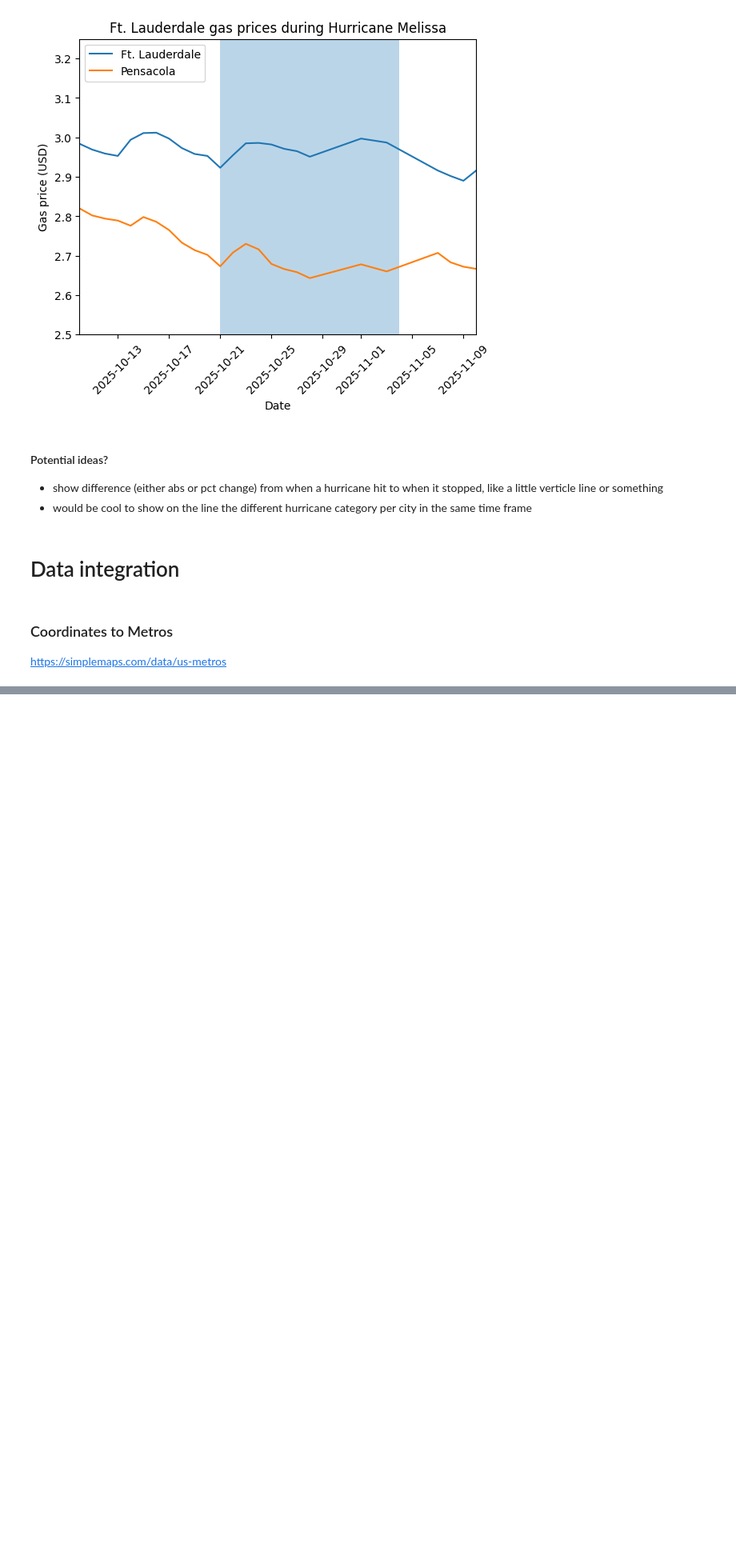
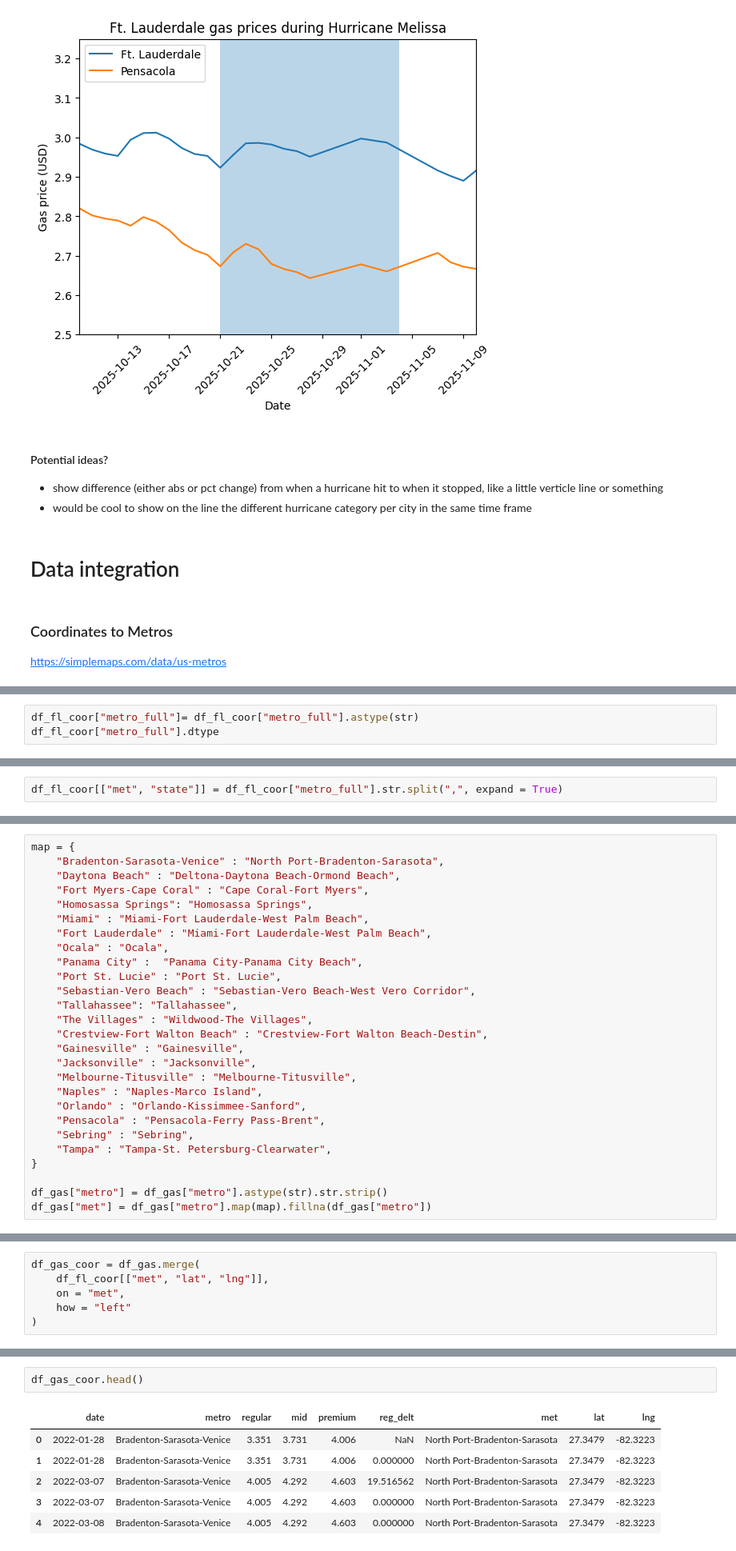
Before and after one commit to sofieappel/HurricanesAndGasPrices, a Jupyter notebook: gas_data_clean.ipynb, the cells around one changed output, grey strips where cells are left out. Shown at 80% size. Drawn from its saved outputs; the diff is of its cells as text; blank space fills up the shorter version.

```diff
--- a/gas_data_clean.ipynb
+++ b/gas_data_clean.ipynb
@@ -182,0 +202,3 @@ NameError: name 'pd' is not defined
+# %%
+df_fl_coor["metro_full"]= df_fl_coor["metro_full"].astype(str)
+df_fl_coor["metro_full"].dtype
@@ -182,0 +207,2 @@ NameError: name 'pd' is not defined
+# %%
+df_fl_coor[["met", "state"]] = df_fl_coor["metro_full"].str.split(",", expand = True)
@@ -182,0 +273,27 @@ NameError: name 'pd' is not defined
+# %%
+map = {
+    "Bradenton-Sarasota-Venice" : "North Port-Bradenton-Sarasota",
+    "Daytona Beach" : "Deltona-Daytona Beach-Ormond Beach",
+    "Fort Myers-Cape Coral" : "Cape Coral-Fort Myers",
+    "Homosassa Springs": "Homosassa Springs",
+    "Miami" : "Miami-Fort Lauderdale-West Palm Beach",
+    "Fort Lauderdale" : "Miami-Fort Lauderdale-West Palm Beach",
+    "Ocala" : "Ocala",
+    "Panama City" :  "Panama City-Panama City Beach",
+    "Port St. Lucie" : "Port St. Lucie",
+    "Sebastian-Vero Beach" : "Sebastian-Vero Beach-West Vero Corridor",
+    "Tallahassee": "Tallahassee",
+    "The Villages" : "Wildwood-The Villages",
+    "Crestview-Fort Walton Beach" : "Crestview-Fort Walton Beach-Destin",
+    "Gainesville" : "Gainesville",
+    "Jacksonville" : "Jacksonville",
+    "Melbourne-Titusville" : "Melbourne-Titusville",
+    "Naples" : "Naples-Marco Island",
+    "Orlando" : "Orlando-Kissimmee-Sanford",
+    "Pensacola" : "Pensacola-Ferry Pass-Brent",
+    "Sebring" : "Sebring",
+    "Tampa" : "Tampa-St. Petersburg-Clearwater",
+}
+
+df_gas["metro"] = df_gas["metro"].astype(str).str.strip()
+df_gas["met"] = df_gas["metro"].map(map).fillna(df_gas["metro"])
@@ -182,0 +320,6 @@ NameError: name 'pd' is not defined
+# %%
+df_gas_coor = df_gas.merge(
+    df_fl_coor[["met", "lat", "lng"]],
+    on = "met",
+    how = "left"
+)
@@ -182,0 +350,9 @@ NameError: name 'pd' is not defined
+# %%
+df_gas_coor.head()
+# %% [output]
+|  | date | metro | regular | mid | premium | reg_delt | met | lat | lng |
+| 0 | 2022-01-28 | Bradenton-Sarasota-Venice | 3.351 | 3.731 | 4.006 | NaN | North Port-Bradenton-Sarasota | 27.3479 | -82.3223 |
+| 1 | 2022-01-28 | Bradenton-Sarasota-Venice | 3.351 | 3.731 | 4.006 | 0.000000 | North Port-Bradenton-Sarasota | 27.3479 | -82.3223 |
+| 2 | 2022-03-07 | Bradenton-Sarasota-Venice | 4.005 | 4.292 | 4.603 | 19.516562 | North Port-Bradenton-Sarasota | 27.3479 | -82.3223 |
+| 3 | 2022-03-07 | Bradenton-Sarasota-Venice | 4.005 | 4.292 | 4.603 | 0.000000 | North Port-Bradenton-Sarasota | 27.3479 | -82.3223 |
+| 4 | 2022-03-08 | Bradenton-Sarasota-Venice | 4.005 | 4.292 | 4.603 | 0.000000 | North Port-Bradenton-Sarasota | 27.3479 | -82.3223 |
```
Also changed, not shown: parts of 25 cells of this notebook, 1 other file.
